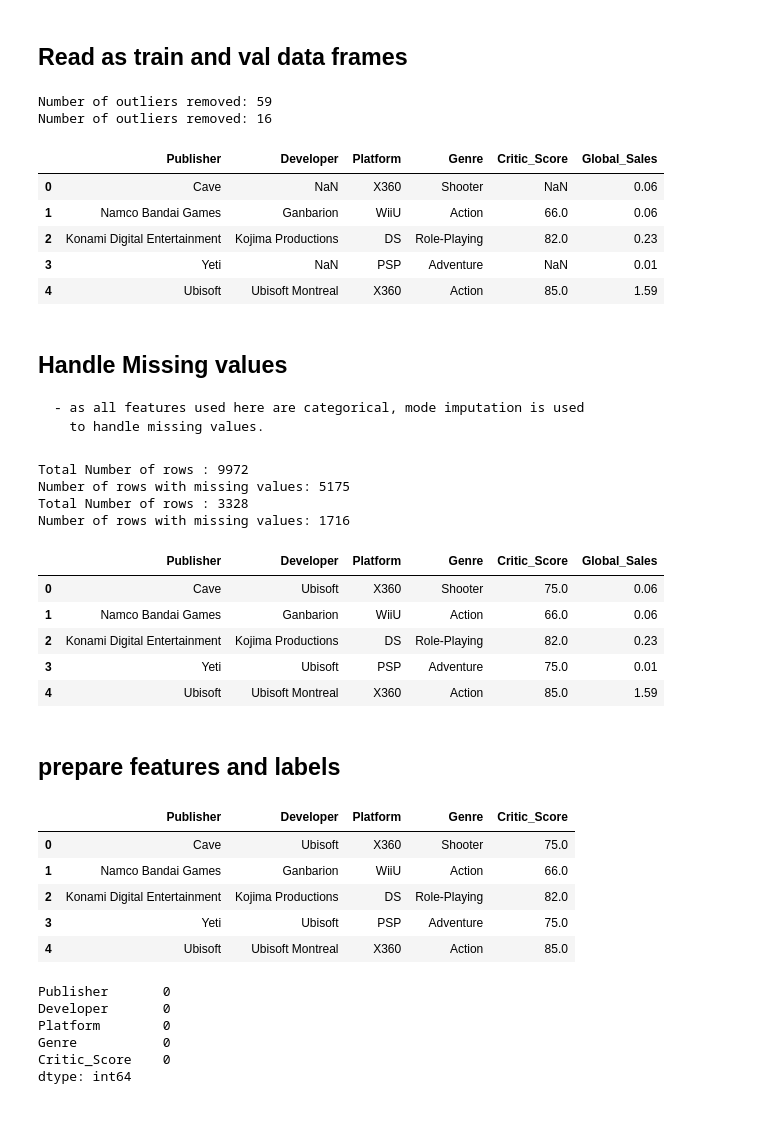
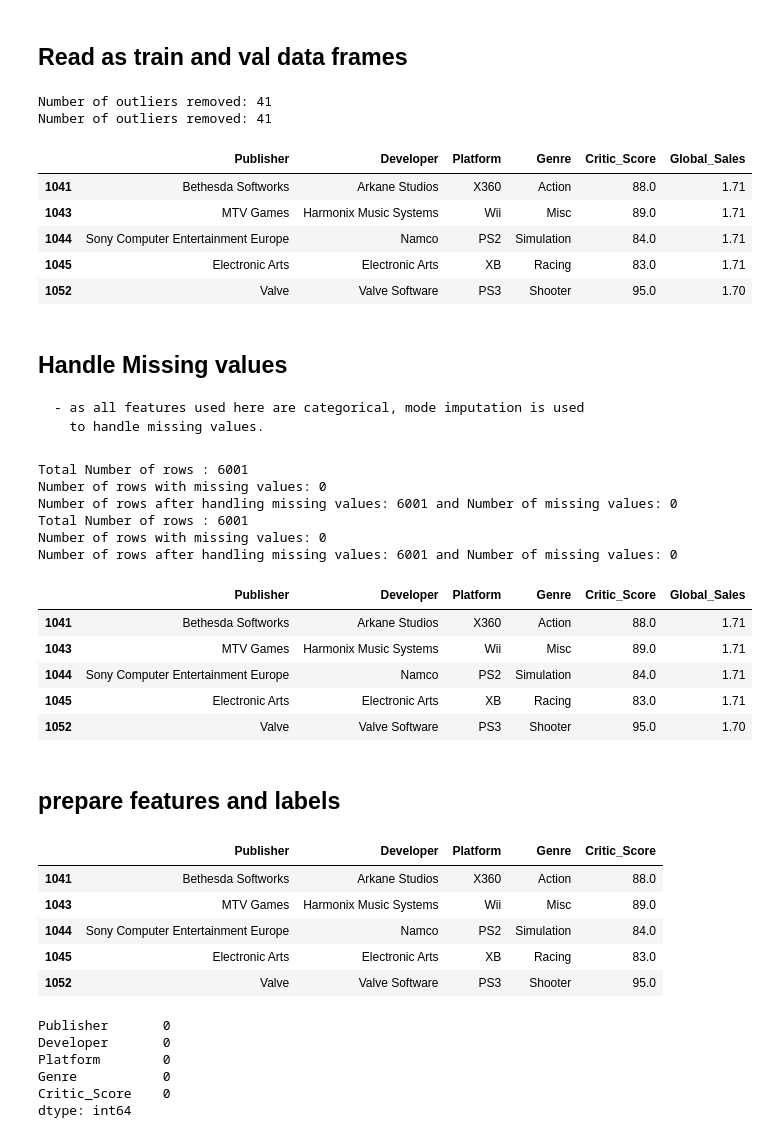
Before and after one commit to GhiathAjam/Analysis-of-Video-Games-Sales, a Jupyter notebook: Analysis/PredictiveQuestions/Q1.ipynb, the cells around one changed output. Saved outputs shown, nothing was run; the diff lists cells and outputs as text; code cells hidden in the pictures.

Commit message:
change split method

```diff
--- a/Analysis/PredictiveQuestions/Q1.ipynb
+++ b/Analysis/PredictiveQuestions/Q1.ipynb
@@ -100,22 +101,24 @@ scatter(df,'Critic_Score','Global_Sales','Critic Score vs Global Sales')
 # %% [markdown]
 ## Read as train and val data frames
 # %%
-# read the data
-df_train=remove_common_outliers(read_data(kind='train') ,['Critic_Score'])
-df_val = remove_common_outliers(read_data(kind='val') ,['Critic_Score'])
+#split the data into train and validation
+df_train, df_val = train_test_split(df, test_size=0.2, random_state=42)
+
+df_train=remove_common_outliers(df ,['Critic_Score'])
+df_val = remove_common_outliers(df ,['Critic_Score'])
 # keep only the columns release year, publisher, developer,and platform
 df_train = df_train[[ 'Publisher', 'Developer', 'Platform','Genre', 'Critic_Score','Global_Sales']]
 df_val = df_val[['Publisher', 'Developer', 'Platform', 'Genre','Critic_Score', 'Global_Sales']]
 df_train.head()
 # %% [output]
-Number of outliers removed: 59
-Number of outliers removed: 16
+Number of outliers removed: 41
+Number of outliers removed: 41
 |  | Publisher | Developer | Platform | Genre | Critic_Score | Global_Sales |
-| 0 | Cave | NaN | X360 | Shooter | NaN | 0.06 |
-| 1 | Namco Bandai Games | Ganbarion | WiiU | Action | 66.0 | 0.06 |
-| 2 | Konami Digital Entertainment | Kojima Productions | DS | Role-Playing | 82.0 | 0.23 |
-| 3 | Yeti | NaN | PSP | Adventure | NaN | 0.01 |
-| 4 | Ubisoft | Ubisoft Montreal | X360 | Action | 85.0 | 1.59 |
+| 1041 | Bethesda Softworks | Arkane Studios | X360 | Action | 88.0 | 1.71 |
+| 1043 | MTV Games | Harmonix Music Systems | Wii | Misc | 89.0 | 1.71 |
+| 1044 | Sony Computer Entertainment Europe | Namco | PS2 | Simulation | 84.0 | 1.71 |
+| 1045 | Electronic Arts | Electronic Arts | XB | Racing | 83.0 | 1.71 |
+| 1052 | Valve | Valve Software | PS3 | Shooter | 95.0 | 1.70 |
 # %% [markdown]
 ## Handle Missing values
     - as all features used here are categorical, mode imputation is used
@@ -126,16 +129,18 @@ df_train =handle_missing_values(df_train, handling_method='mode',neighbors=5)
 df_val =handle_missing_values(df_val,handling_method='mode',neighbors=5)
 df_train.head()
 # %% [output]
-Total Number of rows : 9972
-Number of rows with missing values: 5175
-Total Number of rows : 3328
-Number of rows with missing values: 1716
+Total Number of rows : 6001
+Number of rows with missing values: 0
+Number of rows after handling missing values: 6001 and Number of missing values: 0
+Total Number of rows : 6001
+Number of rows with missing values: 0
+Number of rows after handling missing values: 6001 and Number of missing values: 0
 |  | Publisher | Developer | Platform | Genre | Critic_Score | Global_Sales |
-| 0 | Cave | Ubisoft | X360 | Shooter | 75.0 | 0.06 |
-| 1 | Namco Bandai Games | Ganbarion | WiiU | Action | 66.0 | 0.06 |
-| 2 | Konami Digital Entertainment | Kojima Productions | DS | Role-Playing | 82.0 | 0.23 |
-| 3 | Yeti | Ubisoft | PSP | Adventure | 75.0 | 0.01 |
-| 4 | Ubisoft | Ubisoft Montreal | X360 | Action | 85.0 | 1.59 |
+| 1041 | Bethesda Softworks | Arkane Studios | X360 | Action | 88.0 | 1.71 |
+| 1043 | MTV Games | Harmonix Music Systems | Wii | Misc | 89.0 | 1.71 |
+| 1044 | Sony Computer Entertainment Europe | Namco | PS2 | Simulation | 84.0 | 1.71 |
+| 1045 | Electronic Arts | Electronic Arts | XB | Racing | 83.0 | 1.71 |
+| 1052 | Valve | Valve Software | PS3 | Shooter | 95.0 | 1.70 |
 # %% [markdown]
 ## prepare features and labels
 # %%
@@ -147,11 +152,11 @@ X_val = df_val.drop('Global_Sales', axis=1)
 X_train.head()
 # %% [output]
 |  | Publisher | Developer | Platform | Genre | Critic_Score |
-| 0 | Cave | Ubisoft | X360 | Shooter | 75.0 |
-| 1 | Namco Bandai Games | Ganbarion | WiiU | Action | 66.0 |
-| 2 | Konami Digital Entertainment | Kojima Productions | DS | Role-Playing | 82.0 |
-| 3 | Yeti | Ubisoft | PSP | Adventure | 75.0 |
-| 4 | Ubisoft | Ubisoft Montreal | X360 | Action | 85.0 |
+| 1041 | Bethesda Softworks | Arkane Studios | X360 | Action | 88.0 |
+| 1043 | MTV Games | Harmonix Music Systems | Wii | Misc | 89.0 |
+| 1044 | Sony Computer Entertainment Europe | Namco | PS2 | Simulation | 84.0 |
+| 1045 | Electronic Arts | Electronic Arts | XB | Racing | 83.0 |
+| 1052 | Valve | Valve Software | PS3 | Shooter | 95.0 |
 # %%
 X_train.isnull().sum()
 # %% [output]
```
Also changed, not shown: parts of 6 cells of this notebook.
